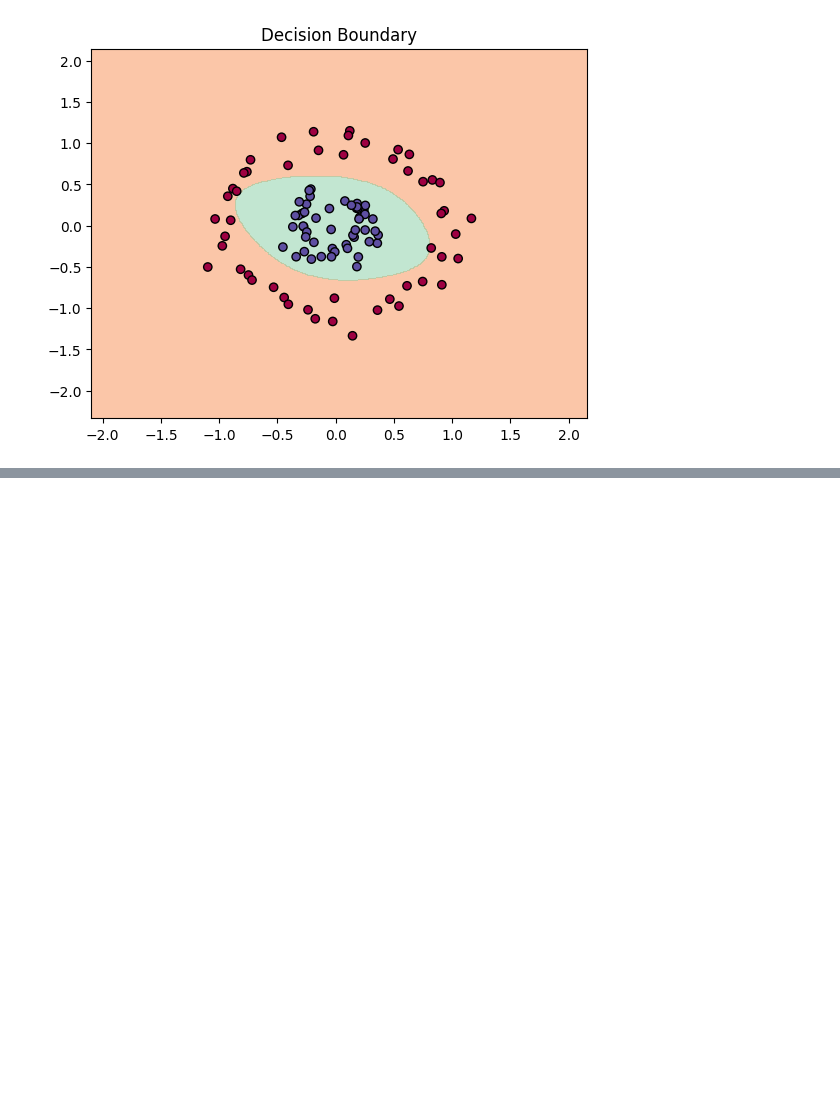
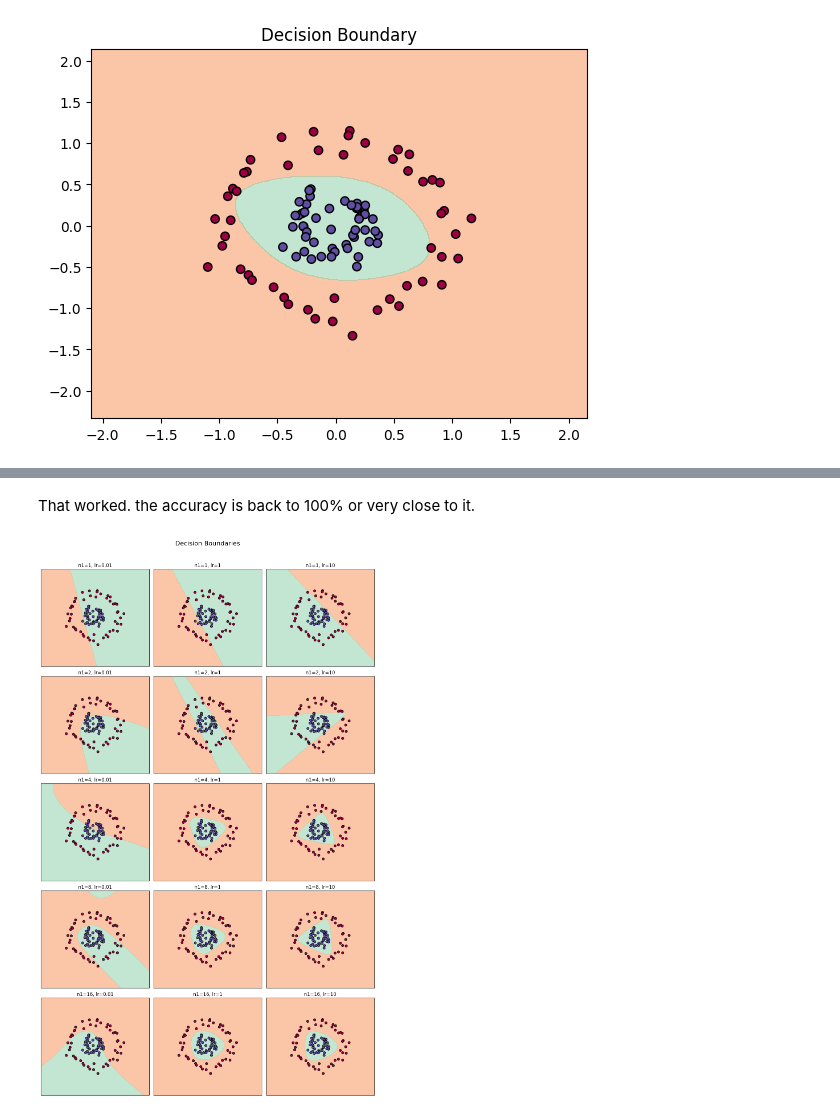
Before and after one commit to Pchambet/graph-neural-networks, a Jupyter notebook: notebooks/practice_02.ipynb, the cells around one changed output, grey strips where cells are left out. Cells and saved outputs as stored; diff of their text form; code cells hidden in the pictures; blank space fills up the shorter version.

```diff
--- a/notebooks/practice_02.ipynb
+++ b/notebooks/practice_02.ipynb
@@ -537,0 +568,45 @@ plot_decision_boundary(X, y, parameters)
+# %% [markdown]
+That worked. the accuracy is back to 100% or very close to it.
+# %%
+def plot_multiple_boundaries(X, y, neurons_list, lr_list, epoch=1000):
+    """
+    Plot only the decision boundaries for different combinations of n1 and learning_rate
+    """
+    n_rows = len(neurons_list)
+    n_cols = len(lr_list)
+
+    plt.figure(figsize=(4 * n_cols, 4 * n_rows))
+
+    for i, n1 in enumerate(neurons_list):
+        for j, lr in enumerate(lr_list):
+            # Train the neural network with current hyperparameters
+            parameters, _, _, _ = neural_network(X, y, n1=n1, learning_rate=lr, epoch=epoch)
+
+            # Create grid for decision boundary
+            x_min, x_max = X[0, :].min() - 1, X[0, :].max() + 1
+            y_min, y_max = X[1, :].min() - 1, X[1, :].max() + 1
+            xx, yy = np.meshgrid(np.arange(x_min, x_max, 0.01),
+                                 np.arange(y_min, y_max, 0.01))
+            grid = np.c_[xx.ravel(), yy.ravel()].T
+
+            # Predict on grid
+            Z = predict(grid, parameters).reshape(xx.shape)
+
+            # Plot subplot
+            plt.subplot(n_rows, n_cols, i * n_cols + j + 1)
+            plt.contourf(xx, yy, Z, alpha=0.5, cmap=plt.cm.Spectral)
+            plt.scatter(X[0, :], X[1, :], c=y.flatten(), edgecolors='k', cmap=plt.cm.Spectral)
+            plt.title(f"n1={n1}, lr={lr}")
+            plt.xticks([])
+            plt.yticks([])
+
+    plt.tight_layout()
+    plt.suptitle("Decision Boundaries", fontsize=16)
+    plt.subplots_adjust(top=0.93)
+    plt.show()
+# %%
+neurons_list = [1, 2, 4, 8, 16]
+lr_list = [0.01, 1, 10]
+plot_multiple_boundaries(X, y, neurons_list, lr_list, epoch=1000)
+# %% [output]
+[figure, added]
```
Also changed, not shown: parts of 21 cells of this notebook, 1 other file.
